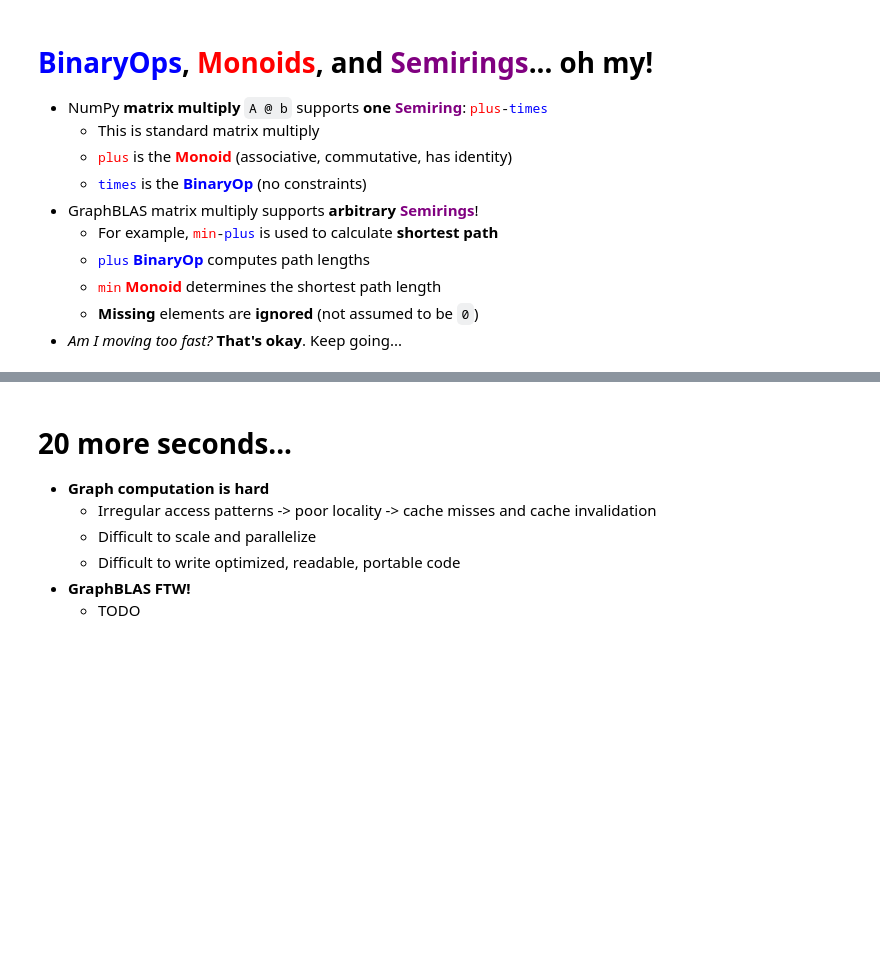
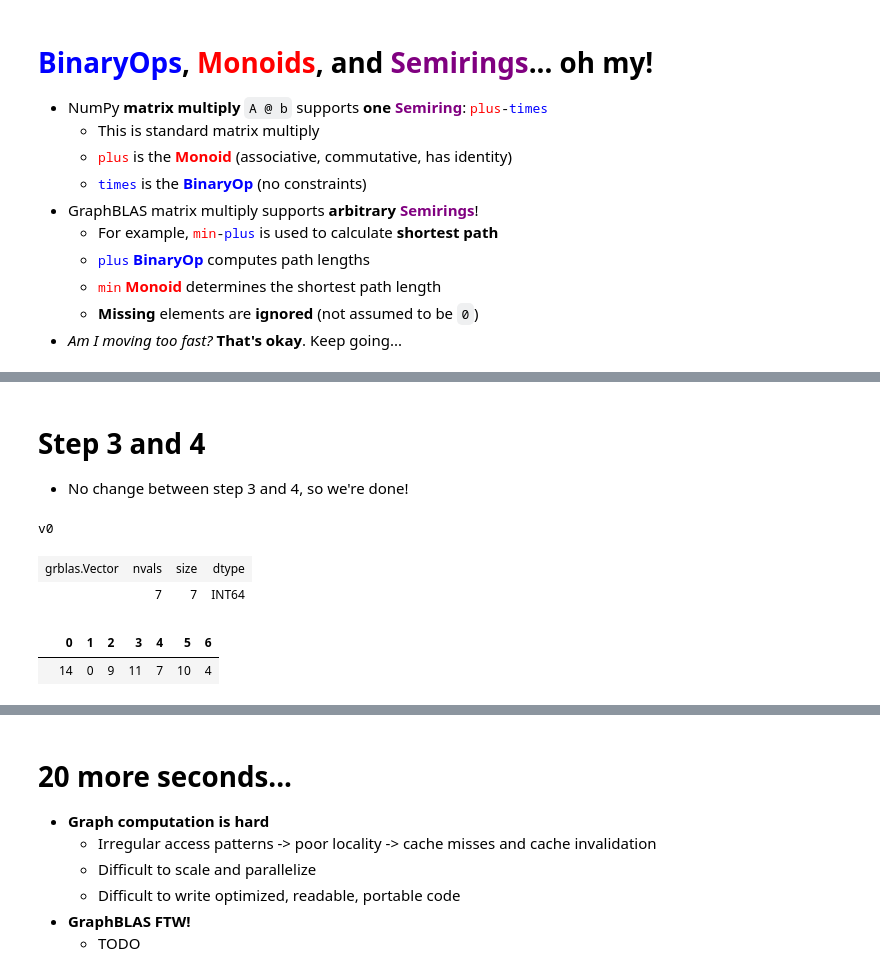
Before and after one commit to eriknw/graphblas_poster, a Jupyter notebook: graphblas_poster.ipynb, the cells around one changed output, grey strips where cells are left out. Saved outputs shown, nothing was run; the diff lists cells and outputs as text; code cells hidden in the pictures; blank space fills up the shorter version.

```diff
--- a/graphblas_poster.ipynb
+++ b/graphblas_poster.ipynb
@@ -130,0 +204,13 @@ print(13*'\n')
+# %% [markdown]
+# Step 3 and 4
+
+- No change between step 3 and 4, so we're done!
+# %%
+v(binary.min) << semiring.min_plus(A.T @ v)
+v
+# %% [output]
+v0
+| grblas.Vector | nvals | size | dtype |
+|  | 7 | 7 | INT64 |
+|  | 0 | 1 | 2 | 3 | 4 | 5 | 6 |
+|  | 14 | 0 | 9 | 11 | 7 | 10 | 4 |
```
Also changed, not shown: parts of 18 cells of this notebook, 1 other file.
